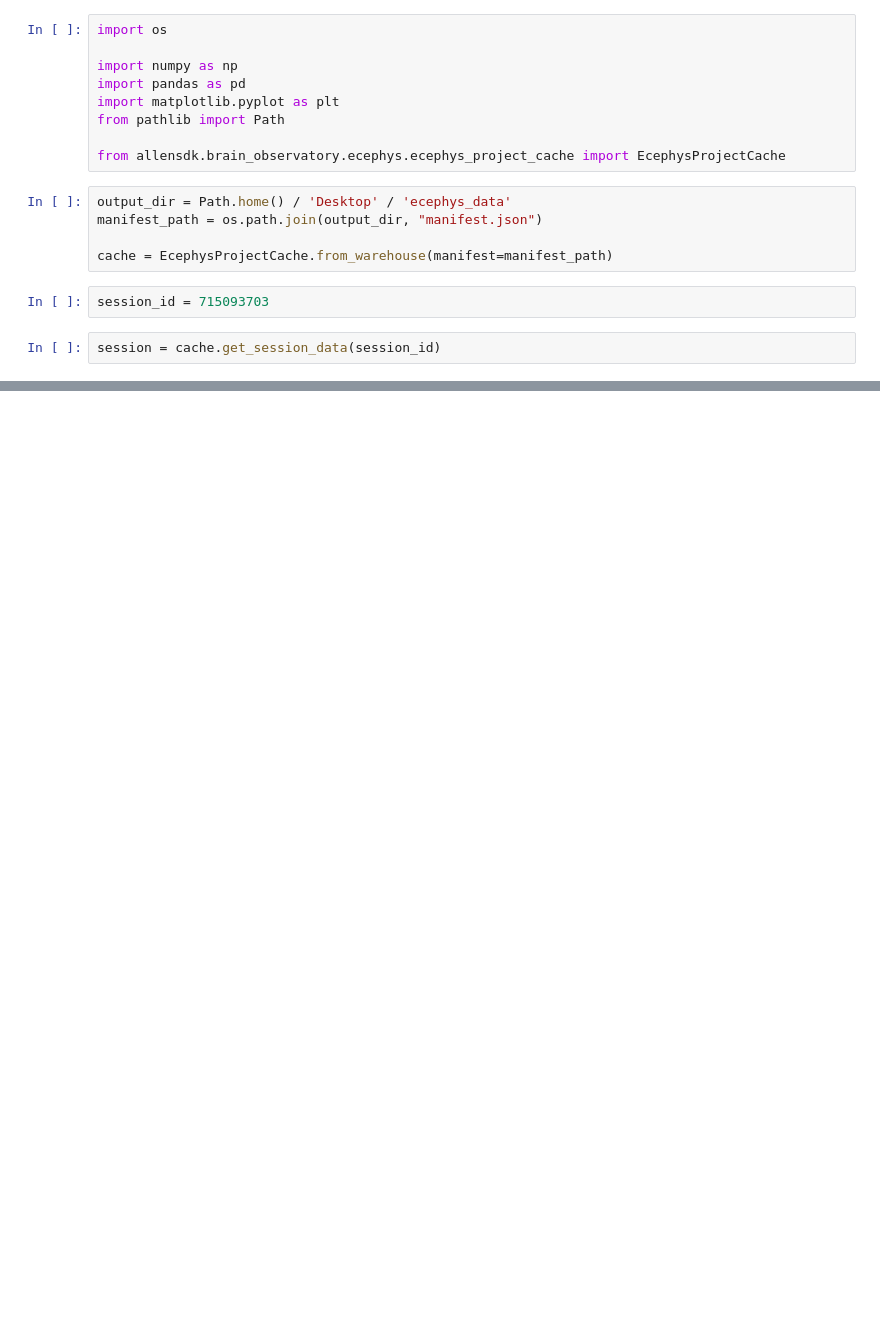
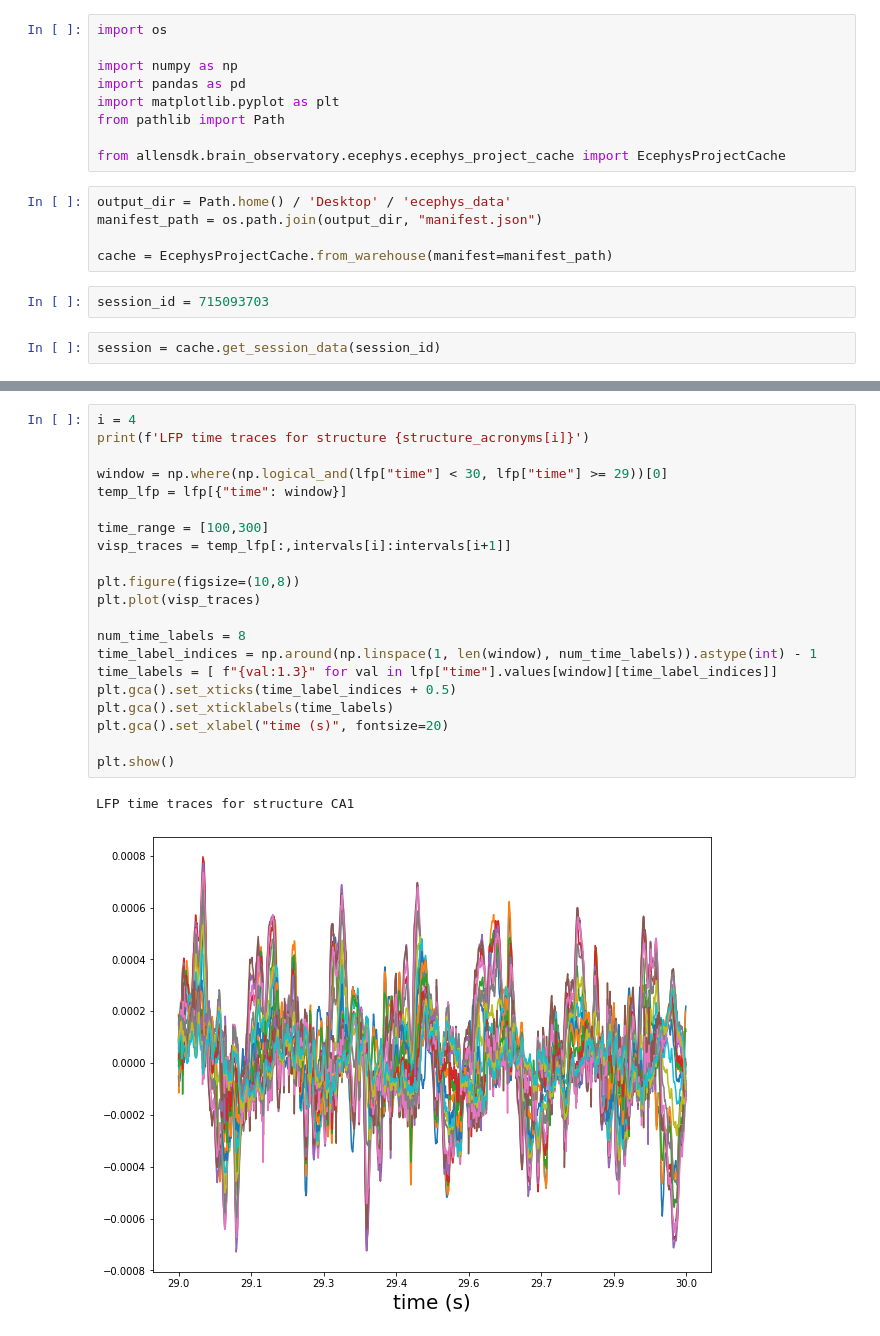
Before and after one commit to ikharitonov/allen-neuropixel-LFPs, a Jupyter notebook: session_715093703.ipynb, the cells around one changed output, grey strips where cells are left out. Saved outputs shown, nothing was run; the diff lists cells and outputs as text; blank space fills up the shorter version.

```diff
--- a/session_715093703.ipynb
+++ b/session_715093703.ipynb
@@ -20,0 +129,24 @@ session = cache.get_session_data(session_id)
+# %%
+i = 4
+print(f'LFP time traces for structure {structure_acronyms[i]}')
+
+window = np.where(np.logical_and(lfp["time"] < 30, lfp["time"] >= 29))[0]
+temp_lfp = lfp[{"time": window}]
+
+time_range = [100,300]
+visp_traces = temp_lfp[:,intervals[i]:intervals[i+1]]
+
+plt.figure(figsize=(10,8))
+plt.plot(visp_traces)
+
+num_time_labels = 8
+time_label_indices = np.around(np.linspace(1, len(window), num_time_labels)).astype(int) - 1
+time_labels = [ f"{val:1.3}" for val in lfp["time"].values[window][time_label_indices]]
+plt.gca().set_xticks(time_label_indices + 0.5)
+plt.gca().set_xticklabels(time_labels)
+plt.gca().set_xlabel("time (s)", fontsize=20)
+
+plt.show()
+# %% [output]
+LFP time traces for structure CA1
+[figure, added]
```
Also changed, not shown: parts of 13 cells of this notebook.
